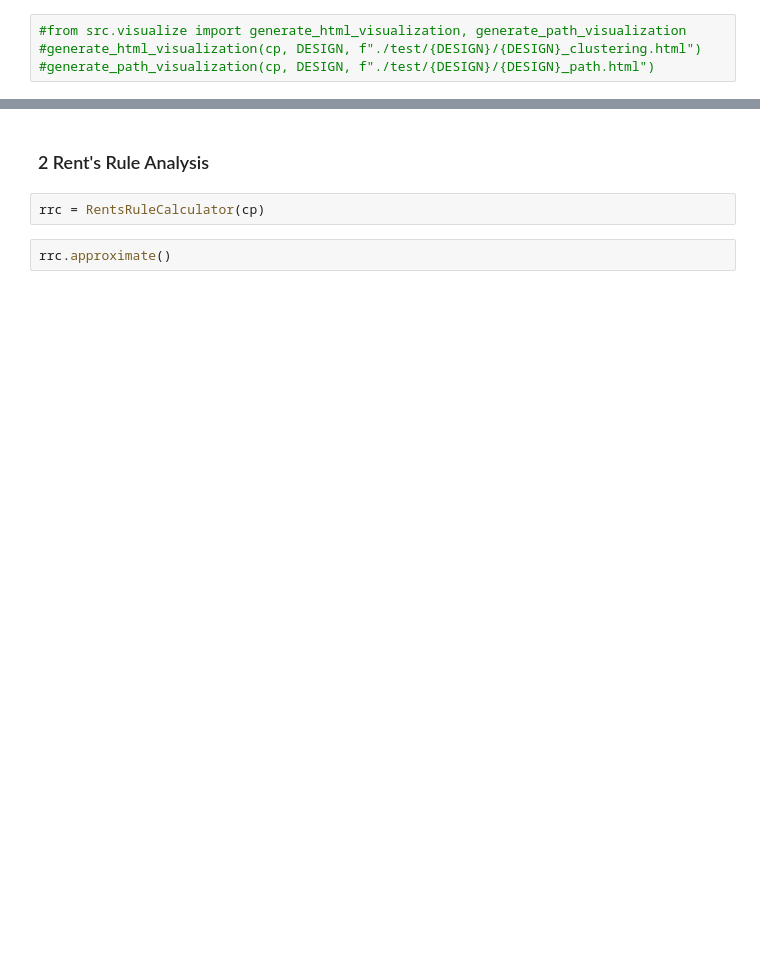
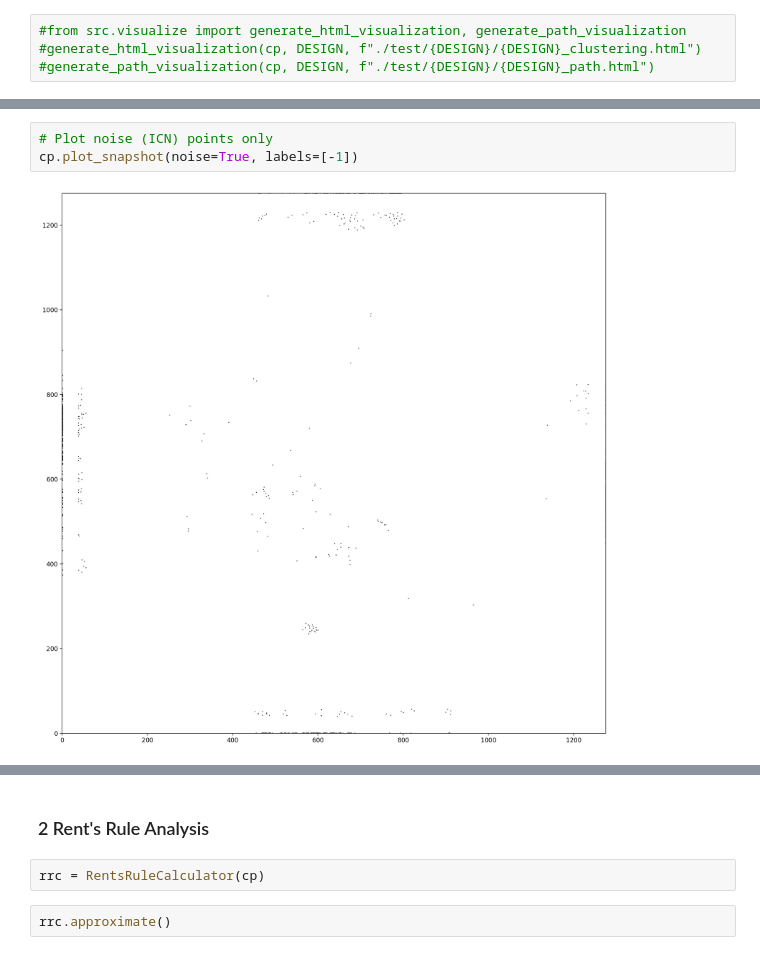
Before and after one commit to Sunw4ve/noise-aware-circuit-clustering, a Jupyter notebook: main.ipynb, the cells around one changed output, grey strips where cells are left out. Drawn from its saved outputs; the diff is of its cells as text; blank space fills up the shorter version.

```diff
--- a/main.ipynb
+++ b/main.ipynb
@@ -69,0 +90,5 @@ Num cluster: 24, Num cells: 16080, Num intercells: 850, ICN%: 5.29%
+# %%
+# Plot noise (ICN) points only
+cp.plot_snapshot(noise=True, labels=[-1])
+# %% [output]
+[figure, added]
```
Also changed, not shown: parts of 16 cells of this notebook, 37 other files.
